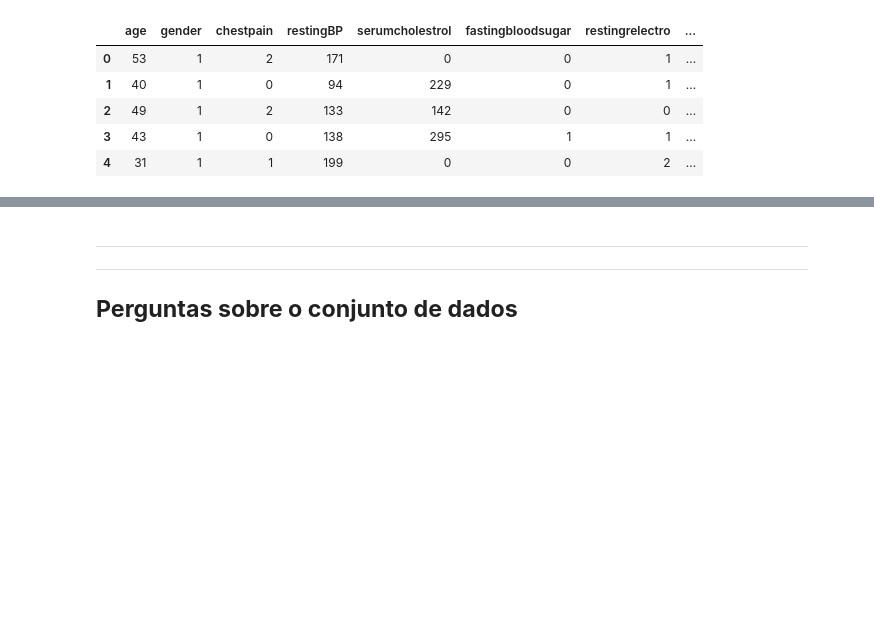
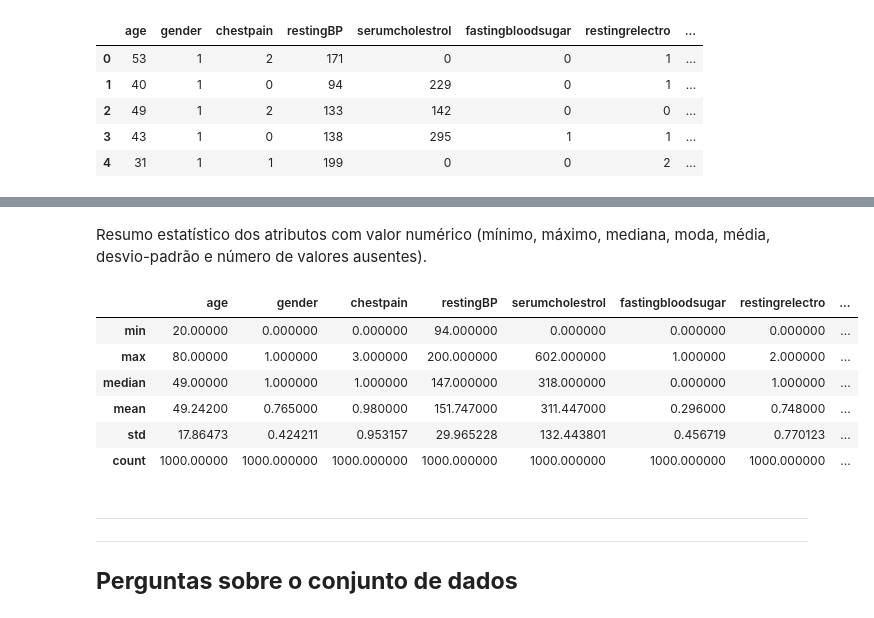
Before and after one commit to robsongrego/Pos_graduacao_puc, a Jupyter notebook: Doenças_Cardiovasculares.ipynb, the cells around one changed output, grey strips where cells are left out. Cells and saved outputs as stored; diff of their text form; code cells hidden in the pictures; blank space fills up the shorter version.

```diff
--- a/Doenças_Cardiovasculares.ipynb
+++ b/Doenças_Cardiovasculares.ipynb
@@ -222,3 +236,15 @@ dataset.describe()
+# %% [markdown]
+Resumo estatístico dos atributos com valor numérico (mínimo, máximo, mediana, moda, média, desvio-padrão e número de valores ausentes).
+# %%
+dataset.agg(['min','max','median','mean','std' ,'count']) # o agg ou agregate nos permite escolher as variáveis estatísticas que queremos
+# %% [output]
+|  | age | gender | chestpain | restingBP | serumcholestrol | fastingbloodsugar | restingrelectro | ... |
+| min | 20.00000 | 0.000000 | 0.000000 | 94.000000 | 0.000000 | 0.000000 | 0.000000 | ... |
+| max | 80.00000 | 1.000000 | 3.000000 | 200.000000 | 602.000000 | 1.000000 | 2.000000 | ... |
+| median | 49.00000 | 1.000000 | 1.000000 | 147.000000 | 318.000000 | 0.000000 | 1.000000 | ... |
+| mean | 49.24200 | 0.765000 | 0.980000 | 151.747000 | 311.447000 | 0.296000 | 0.748000 | ... |
+| std | 17.86473 | 0.424211 | 0.953157 | 29.965228 | 132.443801 | 0.456719 | 0.770123 | ... |
+| count | 1000.00000 | 1000.000000 | 1000.000000 | 1000.000000 | 1000.000000 | 1000.000000 | 1000.000000 | ... |
 # %% [markdown]
 
 
```
Also changed, not shown: parts of 15 cells of this notebook.
